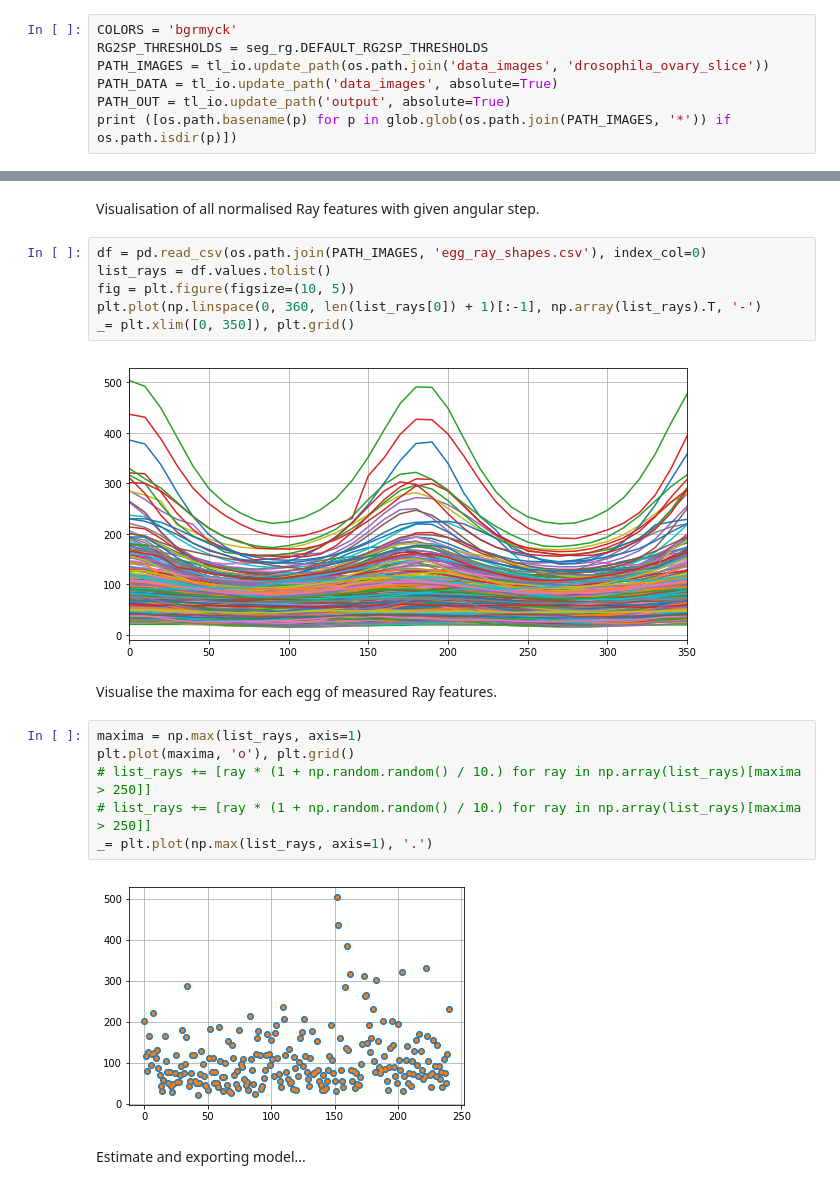
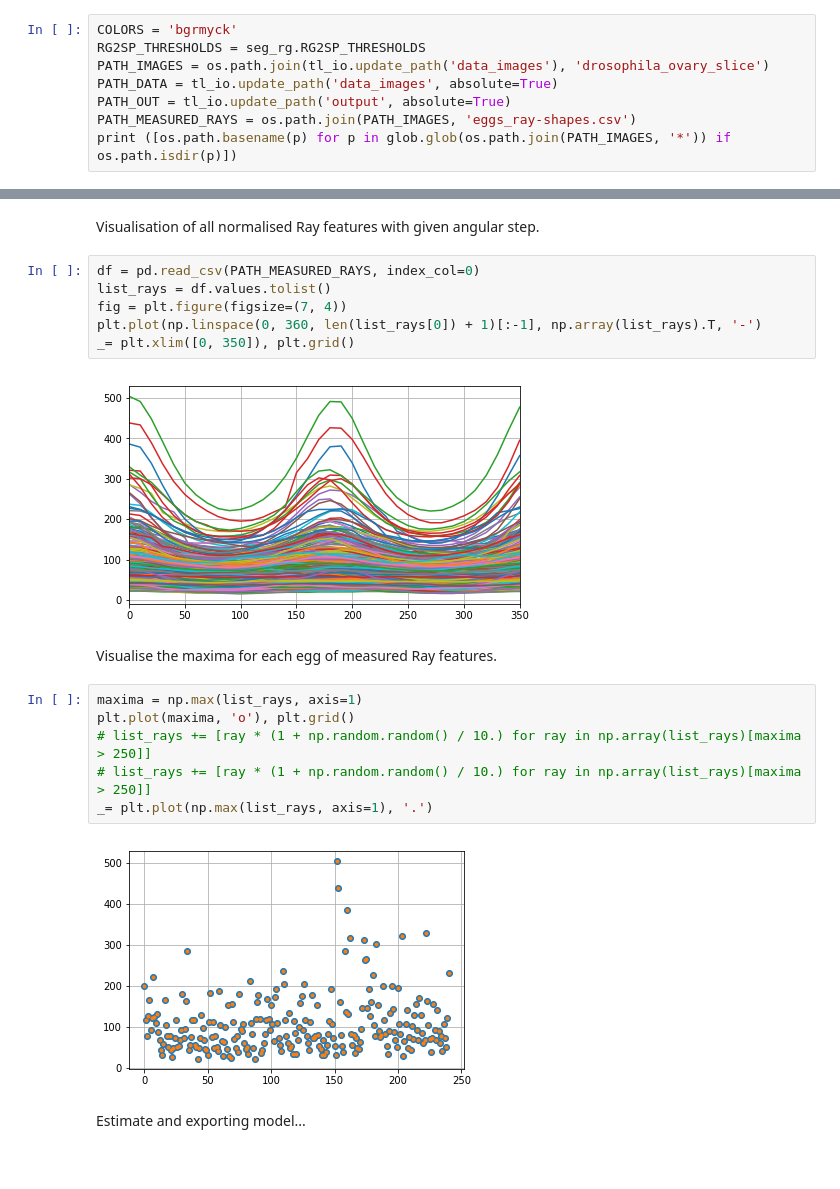
Before and after one commit to Borda/pyImSegm, a Jupyter notebook: notebooks/RG2Sp_region-growing.ipynb, the cells around one changed output, grey strips where cells are left out. Drawn from its saved outputs; the diff is of its cells as text.

```diff
--- a/notebooks/RG2Sp_region-growing.ipynb
+++ b/notebooks/RG2Sp_region-growing.ipynb
@@ -24,9 +24,10 @@ import imsegm.region_growing as seg_rg
 ## Loading data
 # %%
 COLORS = 'bgrmyck'
-RG2SP_THRESHOLDS = seg_rg.DEFAULT_RG2SP_THRESHOLDS
-PATH_IMAGES = tl_io.update_path(os.path.join('data_images', 'drosophila_ovary_slice'))
+RG2SP_THRESHOLDS = seg_rg.RG2SP_THRESHOLDS
+PATH_IMAGES = os.path.join(tl_io.update_path('data_images'), 'drosophila_ovary_slice')
 PATH_DATA = tl_io.update_path('data_images', absolute=True)
 PATH_OUT = tl_io.update_path('output', absolute=True)
+PATH_MEASURED_RAYS = os.path.join(PATH_IMAGES, 'eggs_ray-shapes.csv')
 print ([os.path.basename(p) for p in glob.glob(os.path.join(PATH_IMAGES, '*')) if os.path.isdir(p)])
 # %% [output]
@@ -49,13 +50,13 @@ def compute_prior_map(cdist, size=(500, 800), step=5):
 # %% [markdown]
 Visualisation of all normalised Ray features with given angular step.
 # %%
-df = pd.read_csv(os.path.join(PATH_IMAGES, 'egg_ray_shapes.csv'), index_col=0)
+df = pd.read_csv(PATH_MEASURED_RAYS, index_col=0)
 list_rays = df.values.tolist()
-fig = plt.figure(figsize=(10, 5))
+fig = plt.figure(figsize=(7, 4))
 plt.plot(np.linspace(0, 360, len(list_rays[0]) + 1)[:-1], np.array(list_rays).T, '-')
 _= plt.xlim([0, 350]), plt.grid()
 # %% [output]
-[figure, old version]
+[figure, new version]
 # %% [markdown]
 Visualise the maxima for each egg of measured Ray features.
 # %%
@@ -65,7 +66,7 @@ plt.plot(maxima, 'o'), plt.grid()
 # list_rays += [ray * (1 + np.random.random() / 10.) for ray in np.array(list_rays)[maxima > 250]]
 _= plt.plot(np.max(list_rays, axis=1), '.')
 # %% [output]
-[figure, old version]
+[figure, new version]
 # %% [markdown]
 Estimate and exporting model...
 # %%
```
Also changed, not shown: parts of 22 cells of this notebook, 42 other files.
